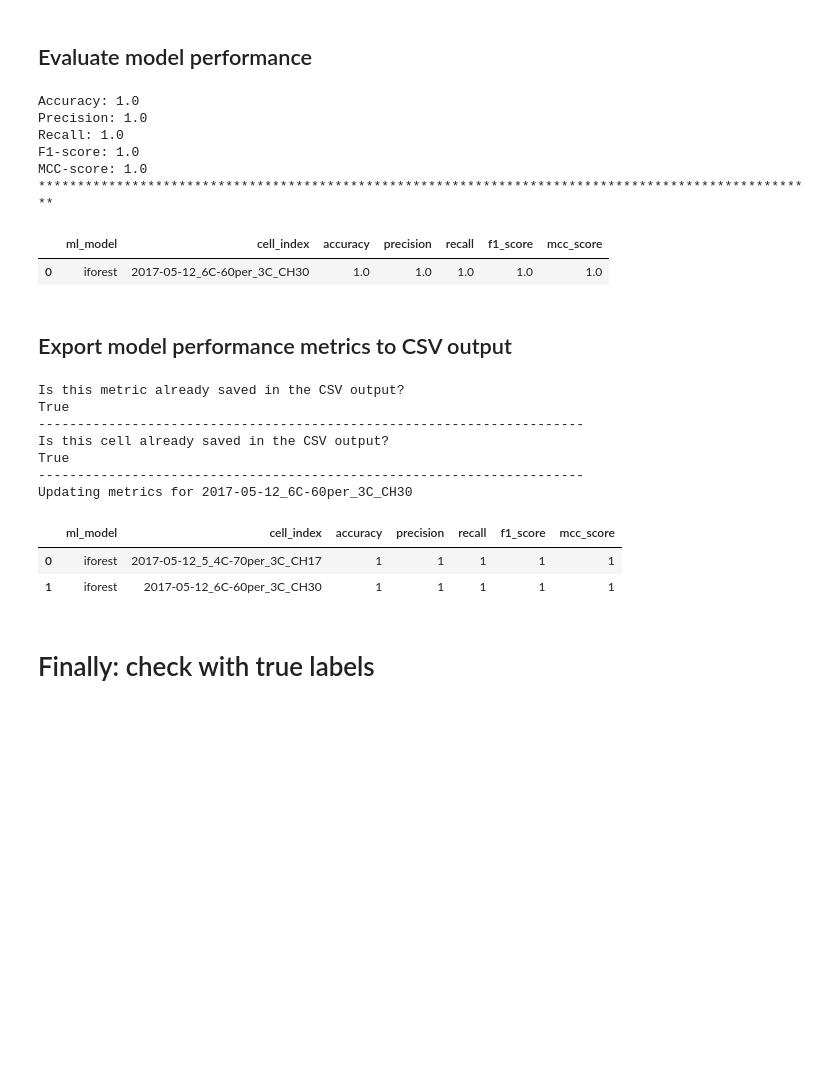
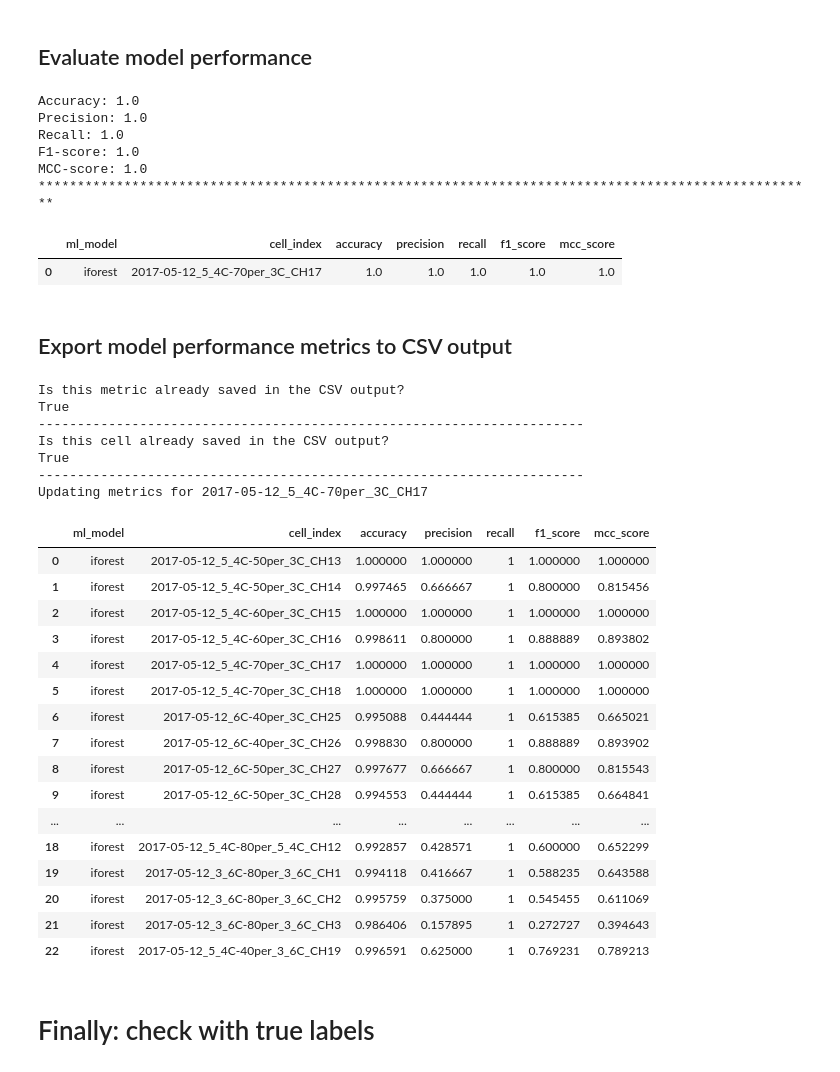
Before and after one commit to meichinpang/osbad, a Jupyter notebook: machine_learning/hp_tuning_with_regression_proxy/ml_01_iforest_hyperparam_regr.ipynb, the cells around one changed output. Cells and saved outputs as stored; diff of their text form; code cells hidden in the pictures; blank space fills up the shorter version.

Commit message:
refactored according to changes in hyperparam module

```diff
--- a/machine_learning/hp_tuning_with_regression_proxy/ml_01_iforest_hyperparam_regr.ipynb
+++ b/machine_learning/hp_tuning_with_regression_proxy/ml_01_iforest_hyperparam_regr.ipynb
@@ -76,7 +76,7 @@ Training cell count: 23
 ## Define selected_cell_label
 # %%
 # Get the cell-ID from cell_inventory
-selected_cell_label = "2017-05-12_6C-60per_3C_CH30"
+selected_cell_label = '2017-05-12_5_4C-70per_3C_CH17'
 
 # Create a subfolder to store fig output
 # corresponding to each cell-index
@@ -432,31 +432,50 @@ F1-score: 1.0
 MCC-score: 1.0
 ****************************************************************************************************
 |  | ml_model | cell_index | accuracy | precision | recall | f1_score | mcc_score |
-| 0 | iforest | 2017-05-12_6C-60per_3C_CH30 | 1.0 | 1.0 | 1.0 | 1.0 | 1.0 |
+| 0 | iforest | 2017-05-12_5_4C-70per_3C_CH17 | 1.0 | 1.0 | 1.0 | 1.0 | 1.0 |
 # %% [markdown]
 ## Export model performance metrics to CSV output
 # %%
+# # Export current metrics to CSV
+# hyperparam_eval_filepath =  Path.cwd().joinpath(
+#     "eval_metrics_hp_single_cell.csv")
+
 # Export current metrics to CSV
-hyperparam_eval_filepath =  Path.cwd().joinpath(
-    "eval_metrics_hp_single_cell.csv")
+hyperparam_eval_filepath =  PIPELINE_OUTPUT_DIR.joinpath(
+    "eval_metrics.csv")
 
 hp.export_current_model_metrics(
     model_name="iforest",
     selected_cell_label=selected_cell_label,
     df_current_eval_metrics=df_current_eval_metrics,
     export_csv_filepath=hyperparam_eval_filepath,
-    replace_metrics=True)
+    replace_metrics=True,
+)
 # %% [output]
 Is this metric already saved in the CSV output?
 True
 ----------------------------------------------------------------------
 Is this cell already saved in the CSV output?
 True
 ----------------------------------------------------------------------
-Updating metrics for 2017-05-12_6C-60per_3C_CH30
+Updating metrics for 2017-05-12_5_4C-70per_3C_CH17
 |  | ml_model | cell_index | accuracy | precision | recall | f1_score | mcc_score |
-| 0 | iforest | 2017-05-12_5_4C-70per_3C_CH17 | 1 | 1 | 1 | 1 | 1 |
-| 1 | iforest | 2017-05-12_6C-60per_3C_CH30 | 1 | 1 | 1 | 1 | 1 |
+| 0 | iforest | 2017-05-12_5_4C-50per_3C_CH13 | 1.000000 | 1.000000 | 1 | 1.000000 | 1.000000 |
+| 1 | iforest | 2017-05-12_5_4C-50per_3C_CH14 | 0.997465 | 0.666667 | 1 | 0.800000 | 0.815456 |
+| 2 | iforest | 2017-05-12_5_4C-60per_3C_CH15 | 1.000000 | 1.000000 | 1 | 1.000000 | 1.000000 |
+| 3 | iforest | 2017-05-12_5_4C-60per_3C_CH16 | 0.998611 | 0.800000 | 1 | 0.888889 | 0.893802 |
+| 4 | iforest | 2017-05-12_5_4C-70per_3C_CH17 | 1.000000 | 1.000000 | 1 | 1.000000 | 1.000000 |
+| 5 | iforest | 2017-05-12_5_4C-70per_3C_CH18 | 1.000000 | 1.000000 | 1 | 1.000000 | 1.000000 |
+| 6 | iforest | 2017-05-12_6C-40per_3C_CH25 | 0.995088 | 0.444444 | 1 | 0.615385 | 0.665021 |
+| 7 | iforest | 2017-05-12_6C-40per_3C_CH26 | 0.998830 | 0.800000 | 1 | 0.888889 | 0.893902 |
+| 8 | iforest | 2017-05-12_6C-50per_3C_CH27 | 0.997677 | 0.666667 | 1 | 0.800000 | 0.815543 |
+| 9 | iforest | 2017-05-12_6C-50per_3C_CH28 | 0.994553 | 0.444444 | 1 | 0.615385 | 0.664841 |
+| ... | ... | ... | ... | ... | ... | ... | ... |
+| 18 | iforest | 2017-05-12_5_4C-80per_5_4C_CH12 | 0.992857 | 0.428571 | 1 | 0.600000 | 0.652299 |
+| 19 | iforest | 2017-05-12_3_6C-80per_3_6C_CH1 | 0.994118 | 0.416667 | 1 | 0.588235 | 0.643588 |
+| 20 | iforest | 2017-05-12_3_6C-80per_3_6C_CH2 | 0.995759 | 0.375000 | 1 | 0.545455 | 0.611069 |
+| 21 | iforest | 2017-05-12_3_6C-80per_3_6C_CH3 | 0.986406 | 0.157895 | 1 | 0.272727 | 0.394643 |
+| 22 | iforest | 2017-05-12_5_4C-40per_3_6C_CH19 | 0.996591 | 0.625000 | 1 | 0.769231 | 0.789213 |
 # %% [markdown]
 # Finally: check with true labels
 # %% [markdown]
```
Also changed, not shown: parts of 16 cells of this notebook.
